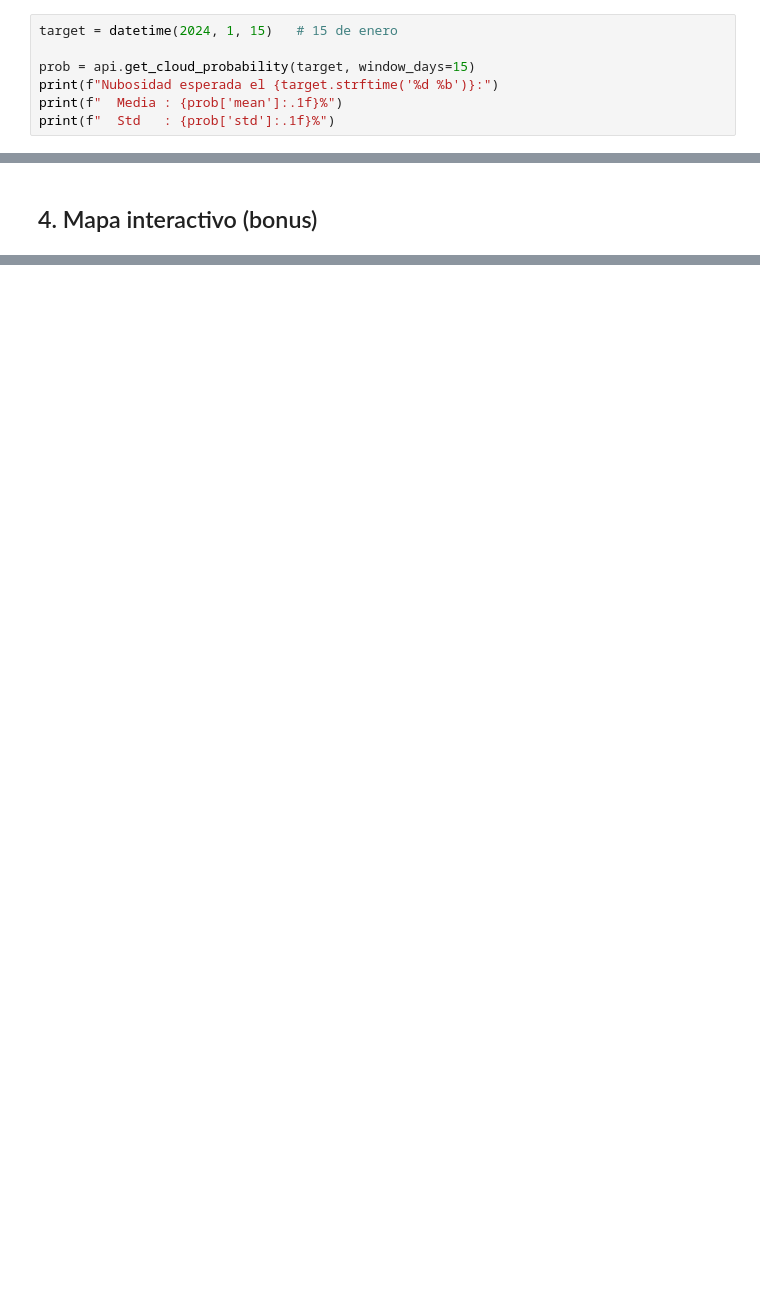
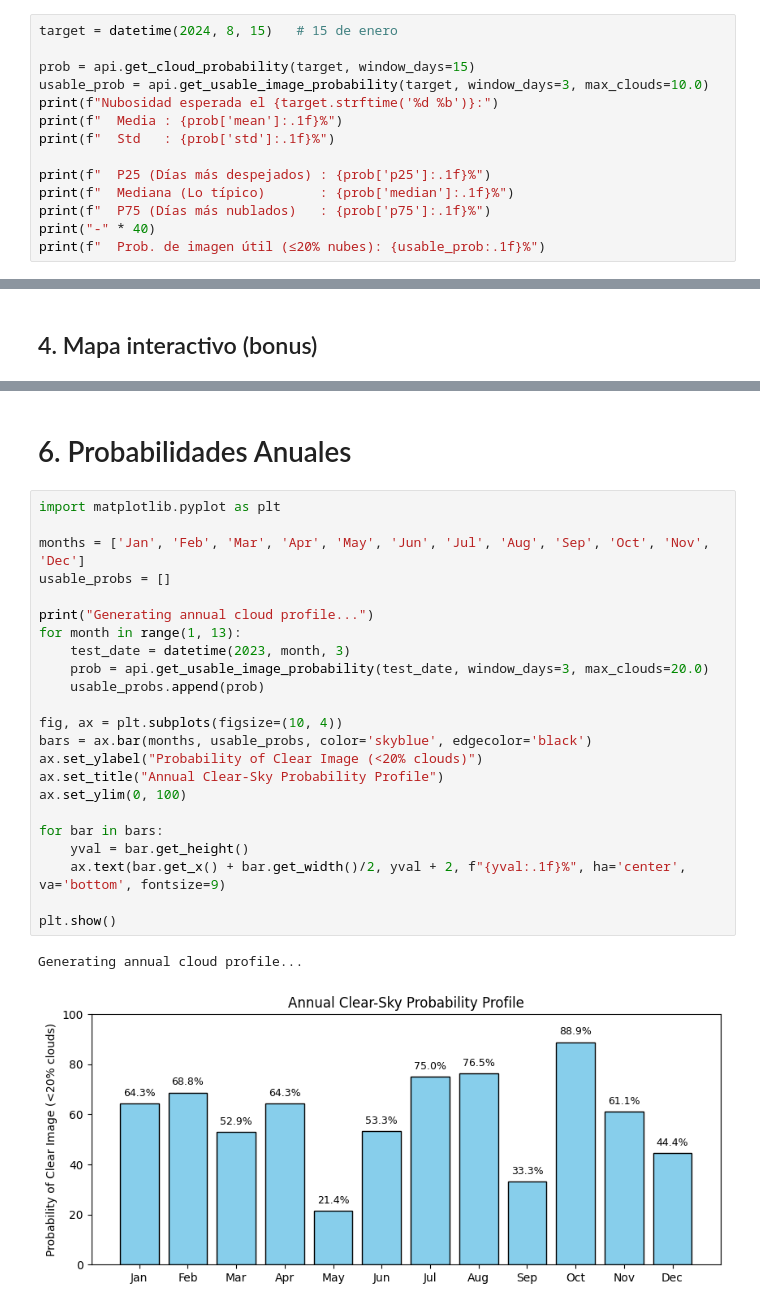
Before and after one commit to FranciscoFerrutti/cloud-coverage-analysis, a Jupyter notebook: demo.ipynb, the cells around one changed output, grey strips where cells are left out. Saved outputs shown, nothing was run; the diff lists cells and outputs as text; blank space fills up the shorter version.

Commit message:
Added graph and interactive analisis

```diff
--- a/demo.ipynb
+++ b/demo.ipynb
@@ -22,9 +22,16 @@ api = CloudProbabilityAPI(region=region, start_year=2019, end_year=2024)
 # %% [markdown]
 ## 1. Probabilidad de nubosidad para una fecha objetivo
 # %%
-target = datetime(2024, 1, 15)   # 15 de enero
+target = datetime(2024, 8, 15)   # 15 de enero
 
 prob = api.get_cloud_probability(target, window_days=15)
+usable_prob = api.get_usable_image_probability(target, window_days=3, max_clouds=10.0)
 print(f"Nubosidad esperada el {target.strftime('%d %b')}:")
 print(f"  Media : {prob['mean']:.1f}%")
 print(f"  Std   : {prob['std']:.1f}%")
+
+print(f"  P25 (Días más despejados) : {prob['p25']:.1f}%")
+print(f"  Mediana (Lo típico)       : {prob['median']:.1f}%")
+print(f"  P75 (Días más nublados)   : {prob['p75']:.1f}%")
+print("-" * 40)
+print(f"  Prob. de imagen útil (≤20% nubes): {usable_prob:.1f}%")
@@ -48,0 +134,28 @@ m
+# %% [markdown]
+# 6. Probabilidades Anuales
+# %%
+import matplotlib.pyplot as plt
+
+months = ['Jan', 'Feb', 'Mar', 'Apr', 'May', 'Jun', 'Jul', 'Aug', 'Sep', 'Oct', 'Nov', 'Dec']
+usable_probs = []
+
+print("Generating annual cloud profile...")
+for month in range(1, 13):
+    test_date = datetime(2023, month, 3)
+    prob = api.get_usable_image_probability(test_date, window_days=3, max_clouds=20.0)
+    usable_probs.append(prob)
+
+fig, ax = plt.subplots(figsize=(10, 4))
+bars = ax.bar(months, usable_probs, color='skyblue', edgecolor='black')
+ax.set_ylabel("Probability of Clear Image (<20% clouds)")
+ax.set_title("Annual Clear-Sky Probability Profile")
+ax.set_ylim(0, 100)
+
+for bar in bars:
+    yval = bar.get_height()
+    ax.text(bar.get_x() + bar.get_width()/2, yval + 2, f"{yval:.1f}%", ha='center', va='bottom', fontsize=9)
+
+plt.show()
+# %% [output]
+Generating annual cloud profile...
+[figure, added]
```
Also changed, not shown: parts of 7 cells of this notebook.
